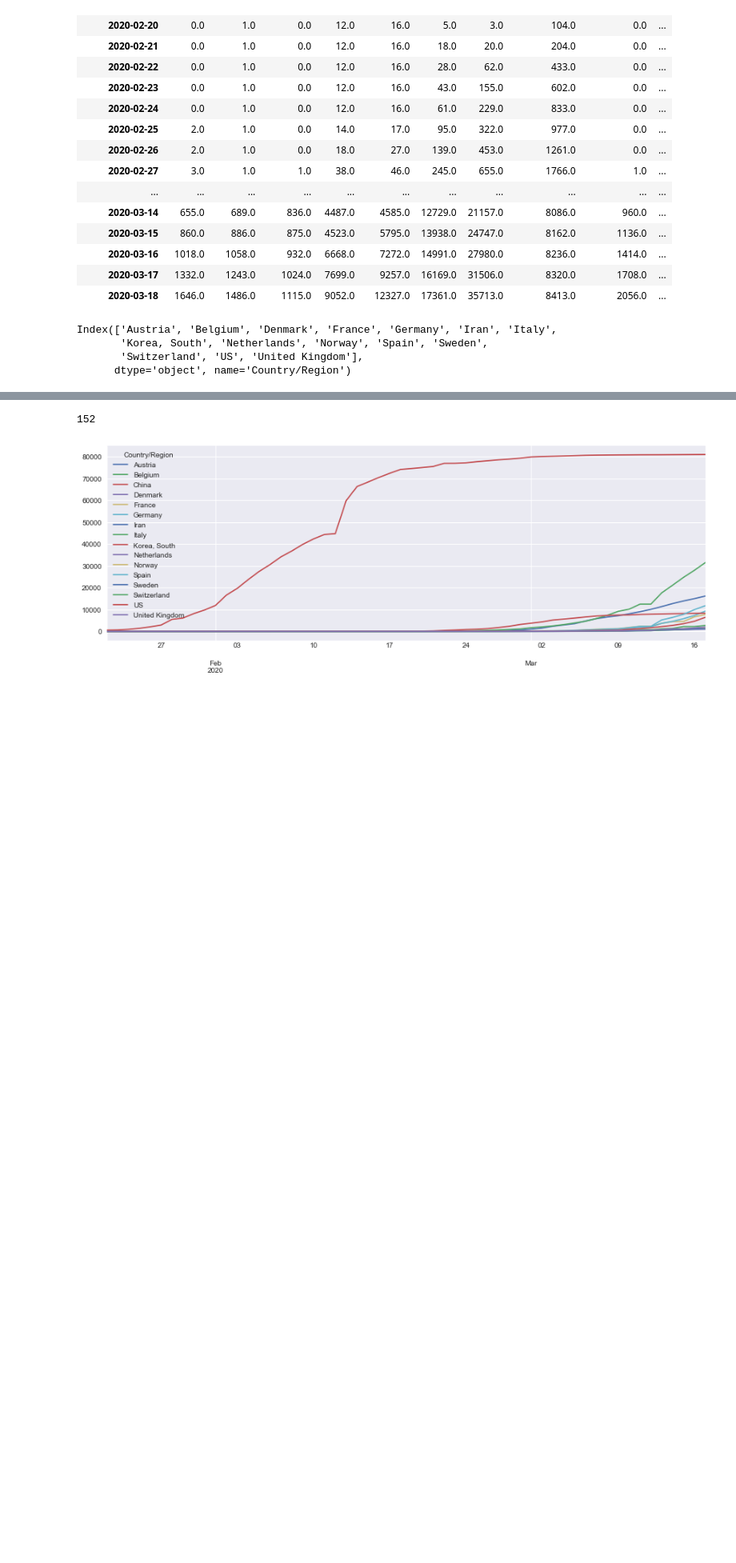
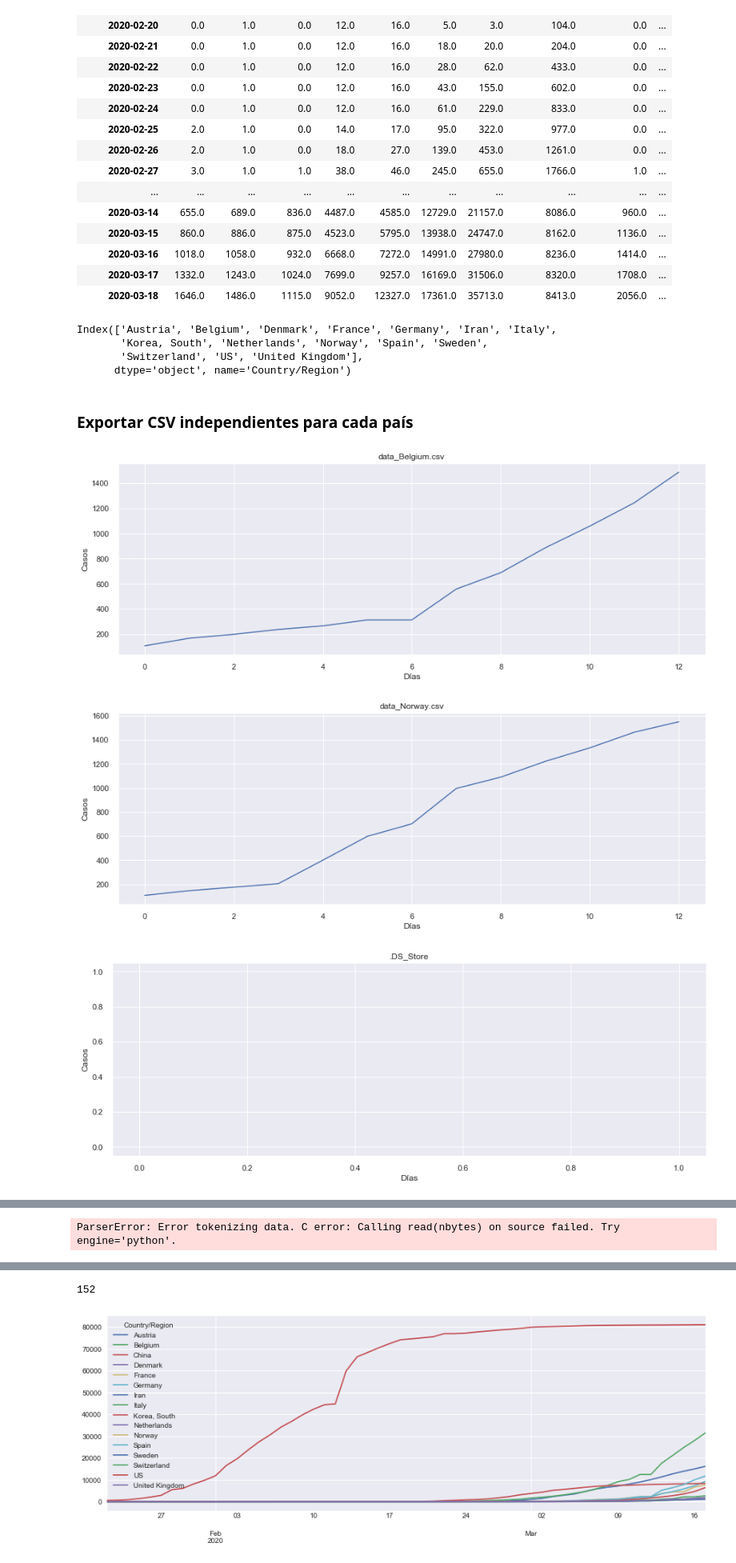
Before and after one commit to akakicreations/ejercicios-casuales-github, a Jupyter notebook: covid19-exercise/covid19_notebook.ipynb, the cells around one changed output, grey strips where cells are left out. Shown at 80% size. Drawn from its saved outputs; the diff is of its cells as text; code cells hidden in the pictures; blank space fills up the shorter version.

```diff
--- a/covid19-exercise/covid19_notebook.ipynb
+++ b/covid19-exercise/covid19_notebook.ipynb
@@ -119,4 +104,6 @@ Index(['Austria', 'Belgium', 'Denmark', 'France', 'Germany', 'Iran', 'Italy',
        'Korea, South', 'Netherlands', 'Norway', 'Spain', 'Sweden',
        'Switzerland', 'US', 'United Kingdom'],
       dtype='object', name='Country/Region')
+# %% [markdown]
+### Exportar CSV independientes para cada país
 # %%
@@ -128,0 +114,18 @@ for country in list_countries:
+# %%
+# Funciona a cachos
+import os
+directory = '/Users/victormac/PROYECTOS/REPOS/REPOS-Github/Ejercicios-casuales/covid19-exercise'
+for filename in os.listdir(directory):
+    if filename.endswith("*.csv"):
+        dataframe2 = pd.read_csv(filename)
+        continue
+    dataframe2 = pd.read_csv(filename)
+    plt.plot(dataframe2)
+    plt.title(filename)
+    plt.xlabel("Días")
+    plt.ylabel("Casos")
+    plt.show()
+# %% [output]
+[figure, added]
+[figure, added]
+[figure, added]
@@ -128,0 +136 @@ for country in list_countries:
+ParserError: Error tokenizing data. C error: Calling read(nbytes) on source failed. Try engine='python'.
```
Also changed, not shown: parts of 10 cells of this notebook.
